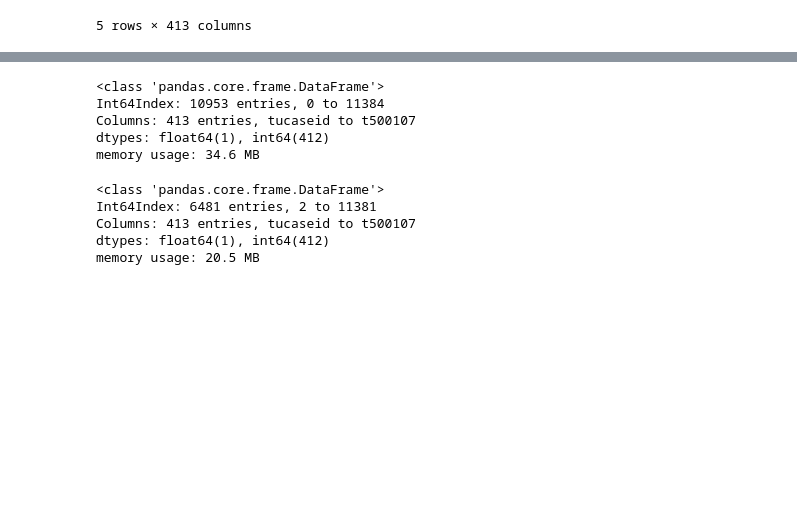
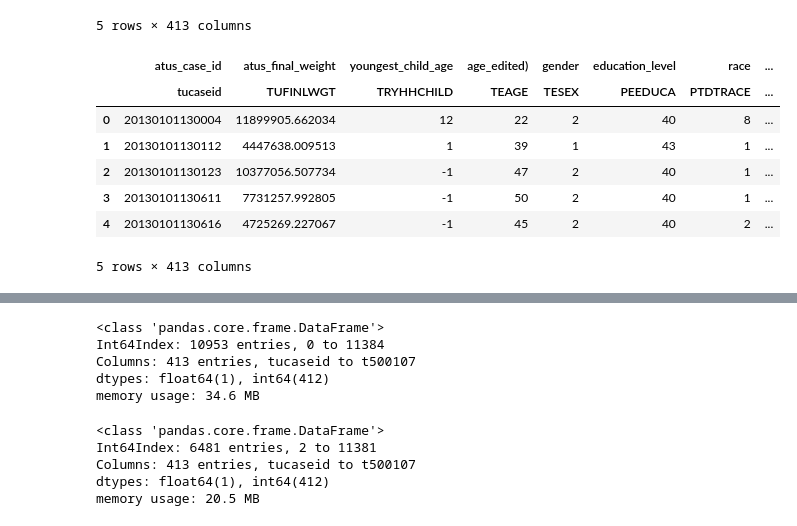
Before and after one commit to tiyd-python-2015-05/atus-analysis, a Jupyter notebook: Starting Point.ipynb, the cells around one changed output, grey strips where cells are left out. Saved outputs shown, nothing was run; the diff lists cells and outputs as text; code cells hidden in the pictures; blank space fills up the shorter version.

```diff
--- a/Starting Point.ipynb
+++ b/Starting Point.ipynb
@@ -8,5 +37,35 @@ import matplotlib.pyplot as plt
+# %%
+variables = sorted(list(summary.columns.values)[:24])
+meanings =  ['metropolitan_status',
+             'education_level',
+             'is_hispanic',
+             'race',
+             'age_edited)',
+             'weekly_hours_worked',
+             'employment_status',
+             'has_multiple_jobs',
+             'is_student',
+             'school_level',
+             'gender',
+             'partner_employed',
+             'household_children',
+             'work_status',
+             'weekly_earnings_main',
+             'is_holiday',
+             'partner_work_status',
+             'partner_present',
+             'eldercare_minutes',
+             'childcare_minutes',
+             'youngest_child_age',
+             'date',
+             'atus_final_weight',
+             'atus_case_id']
+
+summary_columns = {key: meanings[i] for i, key in enumerate(variables)}
+meanings_unsorted = [summary_columns[key] for key in summary.columns.values[:24]]
+meanings_unsorted.extend(summary.columns.values[24:])
 # %%
-summary = pd.read_csv("atusdata/atussum_2013.dat")
+# summary = pd.read_csv("atusdata/atussum_2013.dat")
 summary.info()
 # %% [output]
 <class 'pandas.core.frame.DataFrame'>
@@ -42,3 +101,17 @@ summary.head()
 | 3 | 20130101130611 | 7731257.992805 | -1 | 50 | 2 | 40 | 1 | 1 | 1 | 1 | ... |
 | 4 | 20130101130616 | 4725269.227067 | -1 | 45 | 2 | 40 | 2 | 2 | 1 | 1 | ... |
 5 rows × 413 columns
+# %%
+summary2 = summary.rename(columns=summary_columns)
+summary3 = summary2
+summary3.columns = pd.MultiIndex.from_tuples(list(zip(meanings_unsorted, summary.columns)))
+summary3.head() # .columns.values
+# %% [output]
+|  | atus_case_id | atus_final_weight | youngest_child_age | age_edited) | gender | education_level | race | ... |
+|  | tucaseid | TUFINLWGT | TRYHHCHILD | TEAGE | TESEX | PEEDUCA | PTDTRACE | ... |
+| 0 | 20130101130004 | 11899905.662034 | 12 | 22 | 2 | 40 | 8 | ... |
+| 1 | 20130101130112 | 4447638.009513 | 1 | 39 | 1 | 43 | 1 | ... |
+| 2 | 20130101130123 | 10377056.507734 | -1 | 47 | 2 | 40 | 1 | ... |
+| 3 | 20130101130611 | 7731257.992805 | -1 | 50 | 2 | 40 | 1 | ... |
+| 4 | 20130101130616 | 4725269.227067 | -1 | 45 | 2 | 40 | 2 | ... |
+5 rows × 413 columns
```
Also changed, not shown: parts of 14 cells of this notebook.
